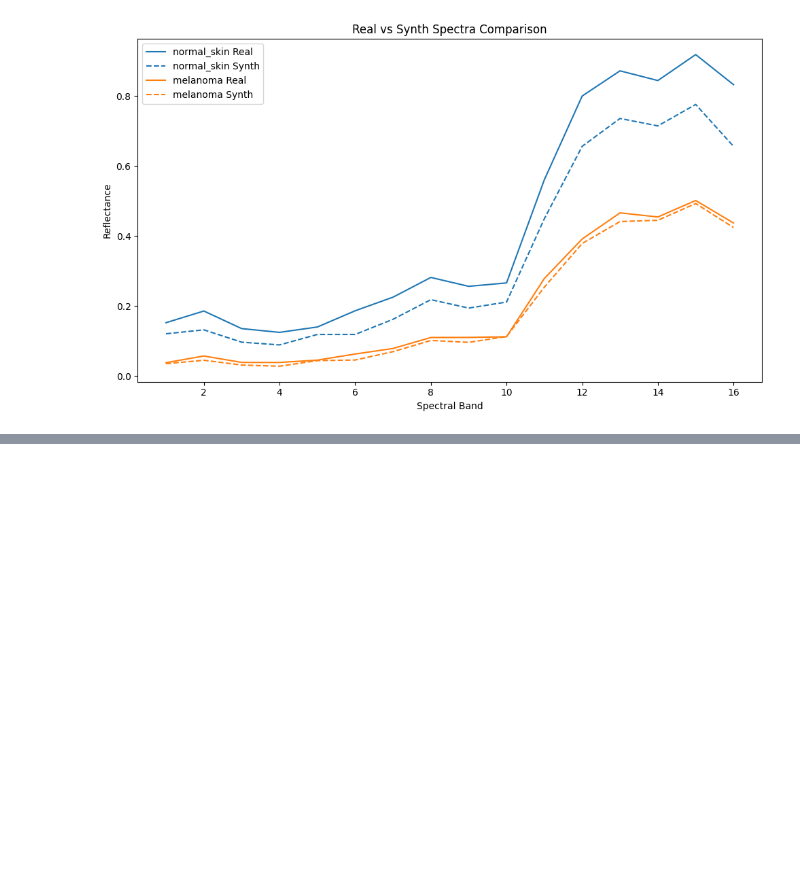
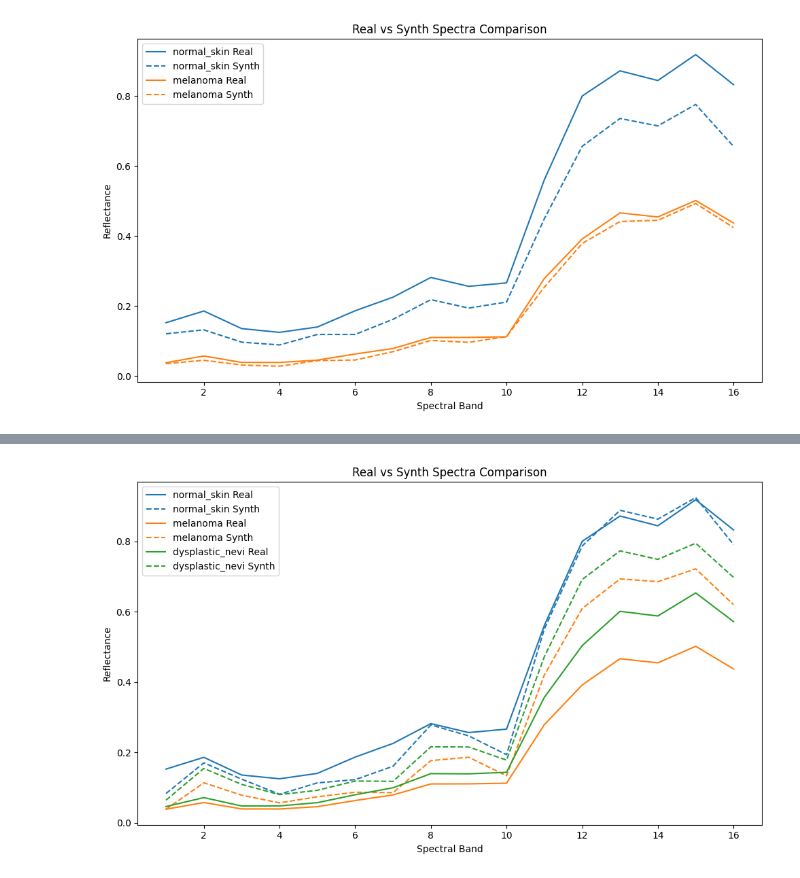
Before and after one commit to teaching-FEEC/dgm-2025.2, a Jupyter notebook: projects/hyperskin/notebooks/mask_exploration.ipynb, the cells around one changed output, grey strips where cells are left out. Drawn from its saved outputs; the diff is of its cells as text; code cells hidden in the pictures; blank space fills up the shorter version.

```diff
--- a/projects/hyperskin/notebooks/mask_exploration.ipynb
+++ b/projects/hyperskin/notebooks/mask_exploration.ipynb
@@ -361,0 +444,83 @@ plt.show()
+# %%
+from src.data_modules.datasets.hsi_dermoscopy_dataset import HSIDermoscopyDataset
+
+# Reverse map integer label -> string name
+
+dataset = HSIDermoscopyDataset(task=HSIDermoscopyTask.GENERATION,
+                               data_dir="../data/synth_melanoma_dysplastic_nevi")
+use_tqdm = True
+inverse_labels_map = {v: k for k, v in dataset.labels_map.items()}
+
+spectra_by_label = {}
+iterator = range(len(dataset))
+if use_tqdm:
+    iterator = tqdm.tqdm(iterator, desc="Calculating spectra")
+
+for i in iterator:
+    image, label = dataset[i]
+
+    mean_image = image.mean(axis=-1)
+    otsu_thresh = filters.threshold_otsu(mean_image)
+    binary_mask = mean_image < (otsu_thresh * 1)
+    mask_np = morphology.remove_small_objects(binary_mask, min_size=500)
+
+    # ensure numpy arrays for mask and label
+    label_int = label.item() if hasattr(label, "item") else int(label)
+    label_name = inverse_labels_map[label_int]
+
+    # collect spectrum for the object mask (where mask == 1)
+    if np.any(mask_np):
+        spectrum = image[mask_np].mean(axis=0)
+        spectra_by_label.setdefault(label_name, []).append(spectrum)
+
+    # collect a "normal_skin" spectrum from non-border areas that are background (mask == 0)
+    normal_skin_mask = ~mask_np
+    if np.any(normal_skin_mask):
+        normal_spectrum = image[normal_skin_mask].mean(axis=0)
+        spectra_by_label.setdefault("normal_skin", []).append(normal_spectrum)
+
+# Compute mean and std for each label
+synth_stats = {}
+for label_name, spectra in spectra_by_label.items():
+    arr = np.array(spectra)
+    synth_stats[label_name] = {
+        "mean": np.mean(arr, axis=0),
+        "std": np.std(arr, axis=0),
+    }
+
+# Toggle standard deviation shading (set True to show ±1 std)
+show_std = False  # change to True to enable shading
+# labels_to_plot = ["normal_skin", "melanoma", ]
+# plot synth_stats vs real stats for selected labels on the same axes
+fig, ax = plt.subplots(figsize=(10, 6))
+for i, label in enumerate(labels_to_plot):
+    real_values = stats.get(label)
+    synth_values = synth_stats.get(label)
+
+    if real_values is None or synth_values is None:
+        continue
+
+    real_mean = real_values["mean"]
+    real_std = real_values.get("std", None)
+    synth_mean = synth_values["mean"]
+    synth_std = synth_values.get("std", None)
+    bands = np.arange(1, len(real_mean) + 1)
+
+    color = f"C{i}"
+    ax.plot(bands, real_mean, label=f"{label} Real", linestyle='-', color=color)
+    ax.plot(bands, synth_mean, label=f"{label} Synth", linestyle='--', color=color)
+
+    if show_std:
+        if real_std is not None:
+            ax.fill_between(bands, real_mean - real_std, real_mean + real_std, alpha=0.2, color=color)
+        if synth_std is not None:
+            ax.fill_between(bands, synth_mean - synth_std, synth_mean + synth_std, alpha=0.1, color=color)
+
+ax.set_title("Real vs Synth Spectra Comparison")
+ax.set_xlabel("Spectral Band")
+ax.set_ylabel("Reflectance")
+ax.legend()
+plt.tight_layout()
+plt.show()
+# %% [output]
+[figure, added]
```
Also changed, not shown: parts of 5 cells of this notebook, 3 other files.
